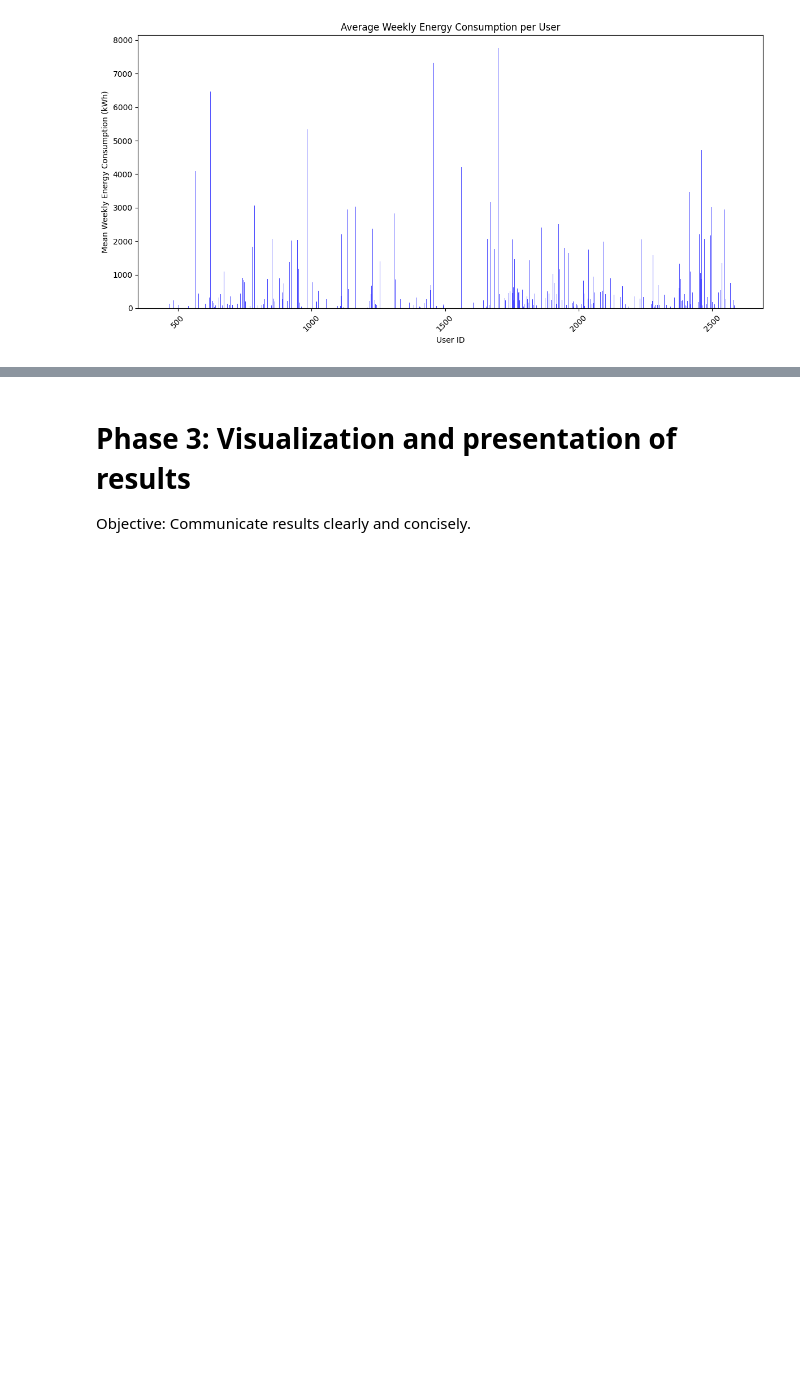
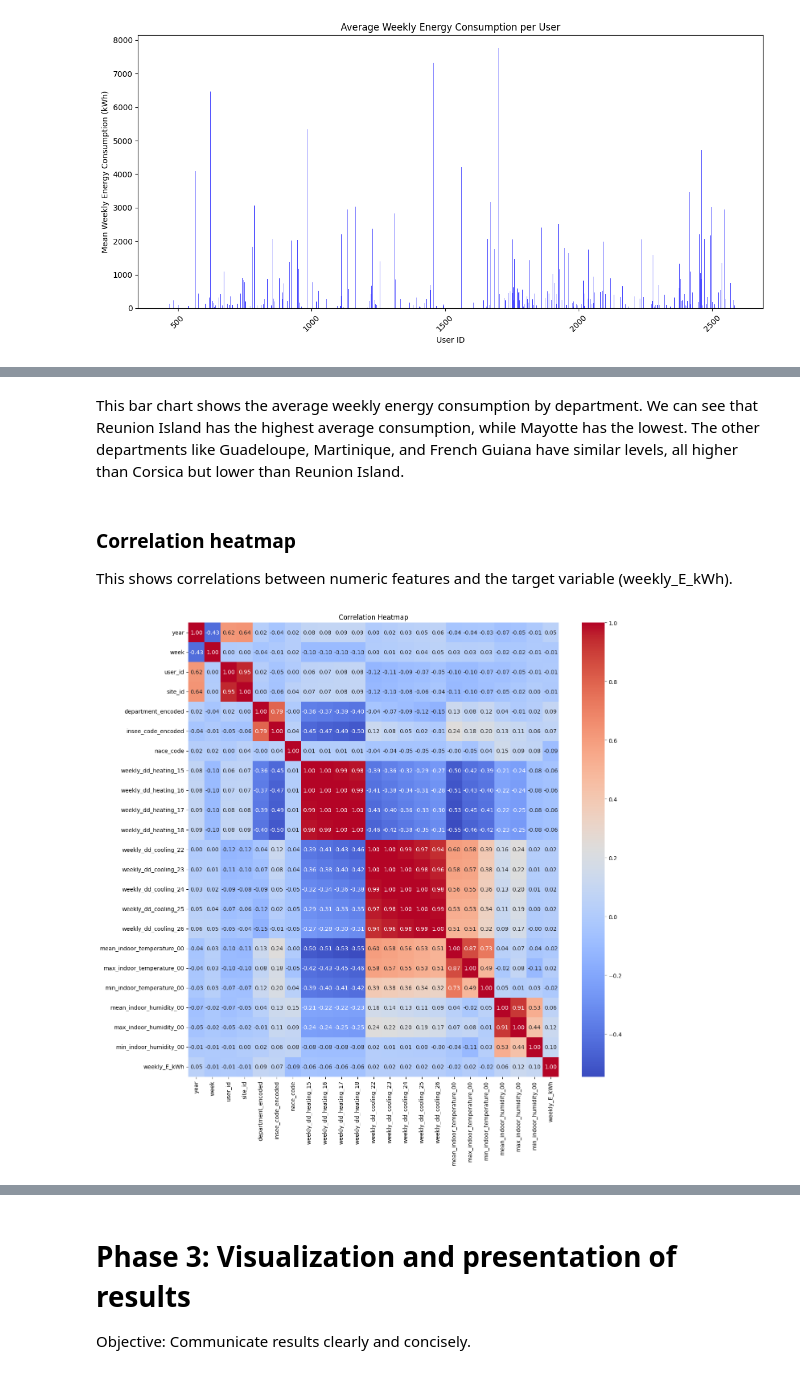
Before and after one commit to izinii/Analysis-and-Optimization-of-Energy-Consumption, a Jupyter notebook: notebook.ipynb, the cells around one changed output, grey strips where cells are left out. Cells and saved outputs as stored; diff of their text form; code cells hidden in the pictures; blank space fills up the shorter version.

```diff
--- a/notebook.ipynb
+++ b/notebook.ipynb
@@ -573,3 +625,6 @@ Objective: Explore the data and create models adapted to the issues identified.
+# %%
+# Load the cleaned dataset
+final_data = pd.read_csv('cleaned_dataset.csv')
 # %%
 # Compute the mean weekly_E_kWh for each nace_code
 mean_consumption = data.groupby('nace_code')['weekly_E_kWh'].mean().reset_index()
@@ -622,0 +692,17 @@ It is evident that one user consumes significantly more energy than the others.
+# %% [markdown]
+This bar chart shows the average weekly energy consumption by department. We can see that Reunion Island has the highest average consumption, while Mayotte has the lowest. The other departments like Guadeloupe, Martinique, and French Guiana have similar levels, all higher than Corsica but lower than Reunion Island.
+# %% [markdown]
+### **Correlation heatmap**
+This shows correlations between numeric features and the target variable (weekly_E_kWh).
+# %%
+# Compute correlation matrix
+corr_matrix = final_data.corr()
+
+# Plot the heatmap
+plt.figure(figsize=(14, 14))
+sns.heatmap(corr_matrix, annot=True, cmap='coolwarm', fmt='.2f')
+plt.title('Correlation Heatmap')
+plt.tight_layout()
+plt.show()
+# %% [output]
+[figure, added]
```
Also changed, not shown: parts of 141 cells of this notebook, 8 other files.
